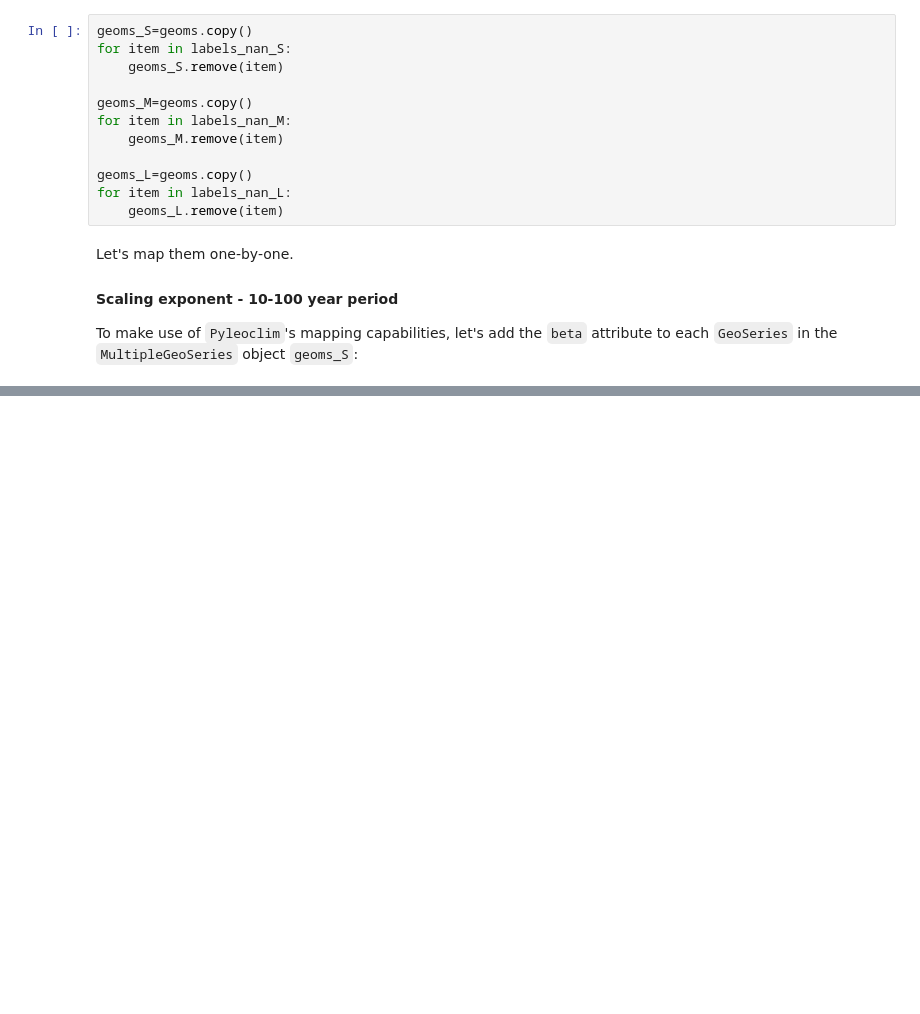
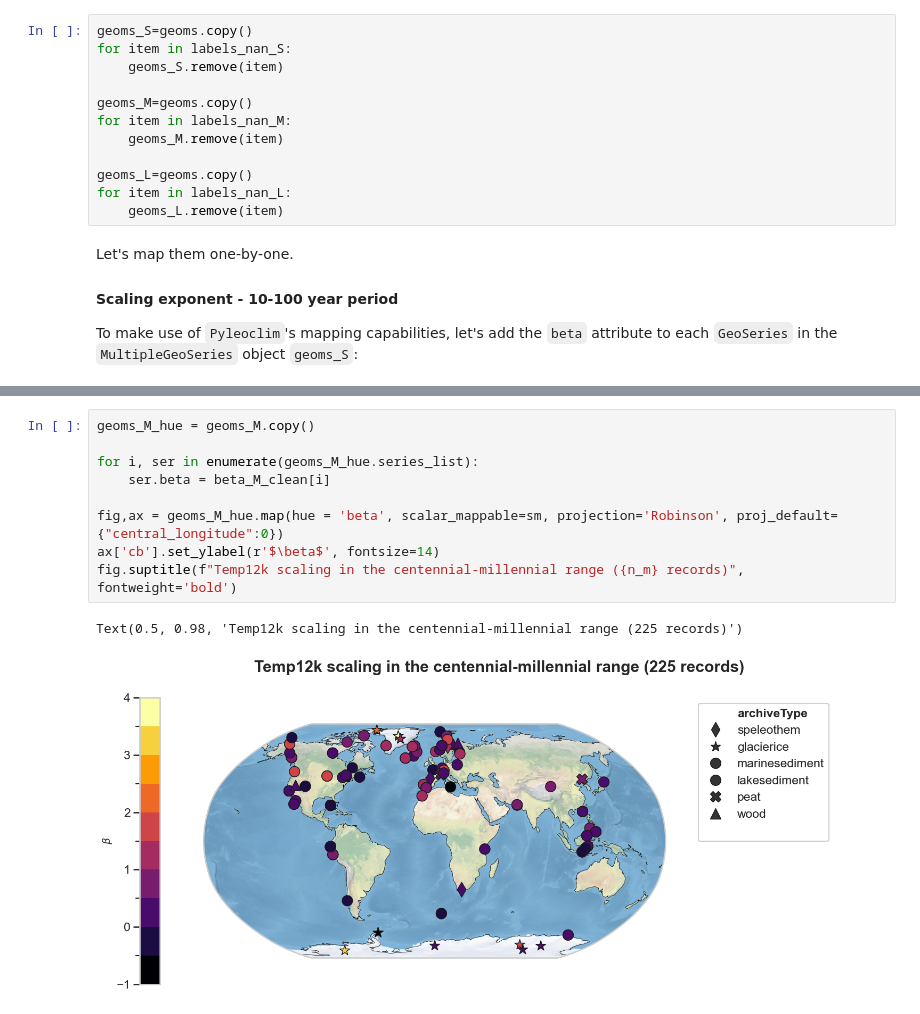
Before and after one commit to LinkedEarth/FreqFun, a Jupyter notebook: notebooks/02b-spectral_analysis_temp12k.ipynb, the cells around one changed output, grey strips where cells are left out. Cells and saved outputs as stored; diff of their text form; blank space fills up the shorter version.

```diff
--- a/notebooks/02b-spectral_analysis_temp12k.ipynb
+++ b/notebooks/02b-spectral_analysis_temp12k.ipynb
@@ -670,0 +718,12 @@ To make use of `Pyleoclim`'s mapping capabilities, let's add the `beta` attribut
+# %%
+geoms_M_hue = geoms_M.copy()
+
+for i, ser in enumerate(geoms_M_hue.series_list):
+    ser.beta = beta_M_clean[i]
+
+fig,ax = geoms_M_hue.map(hue = 'beta', scalar_mappable=sm, projection='Robinson', proj_default={"central_longitude":0})
+ax['cb'].set_ylabel(r'$\beta$', fontsize=14)
+fig.suptitle(f"Temp12k scaling in the centennial-millennial range ({n_m} records)", fontweight='bold')
+# %% [output]
+Text(0.5, 0.98, 'Temp12k scaling in the centennial-millennial range (225 records)')
+[figure, added]
```
Also changed, not shown: parts of 27 cells of this notebook.
